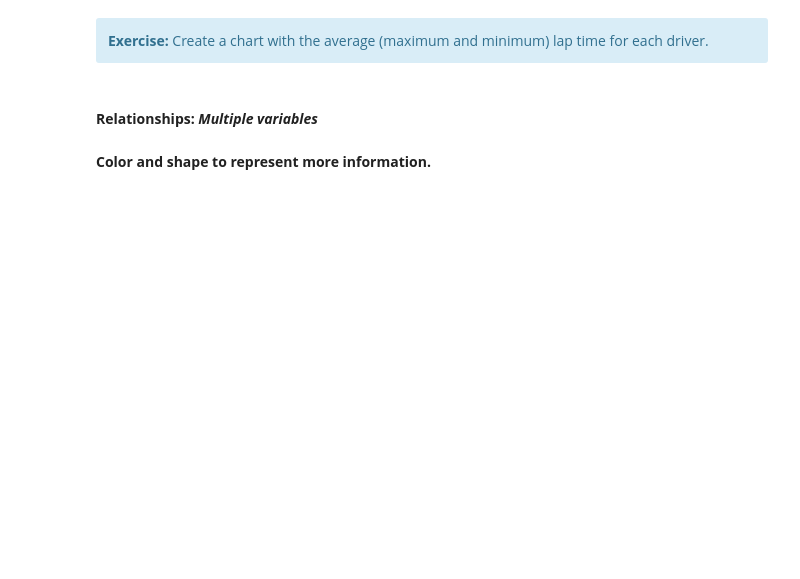
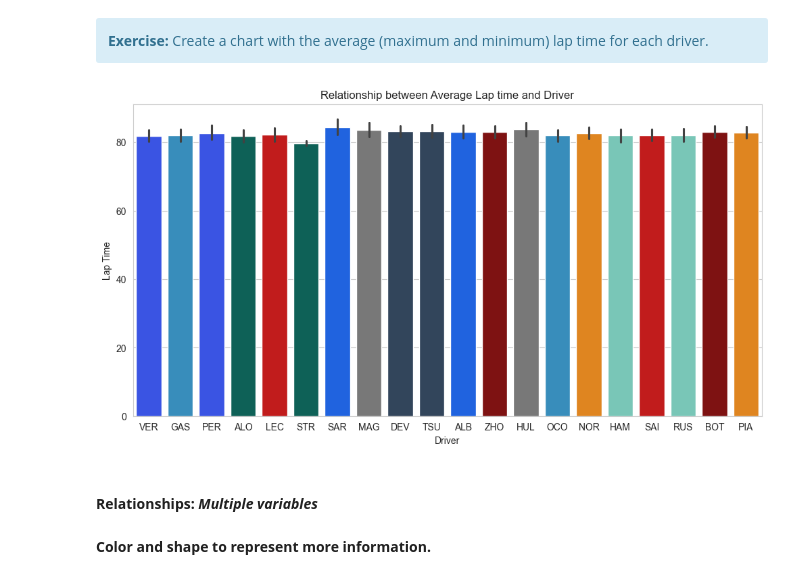
Before and after one commit to UO288511/Inteligentes, a Jupyter notebook: PL2/Lab2.3-Visualization.ipynb, the cells around one changed output. Cells and saved outputs as stored; diff of their text form; code cells hidden in the pictures; blank space fills up the shorter version.

```diff
--- a/PL2/Lab2.3-Visualization.ipynb
+++ b/PL2/Lab2.3-Visualization.ipynb
@@ -236,3 +361,20 @@ the_plot.set_title('Relationship between second sector time and speed at second
+# %%
+# Your code here
+
+plt.figure(figsize = fig_size); # Size of the plot
+the_plot = sns.barplot(data = data, x = 'Driver', y = data['LapTime'].dt.total_seconds(), hue='Driver', palette=driver_colors)
+
+
+
+the_plot.set_xlabel('Driver')
+the_plot.set_ylabel('Lap Time')
+the_plot.set_title('Relationship between Average Lap time and Driver')
+
+
+
+plt.show()
+# %% [output]
+[figure, added]
 # %% [markdown]
 #### **Relationships: *Multiple variables***
 # %% [markdown]
```
Also changed, not shown: parts of 32 cells of this notebook, 2 other files.
